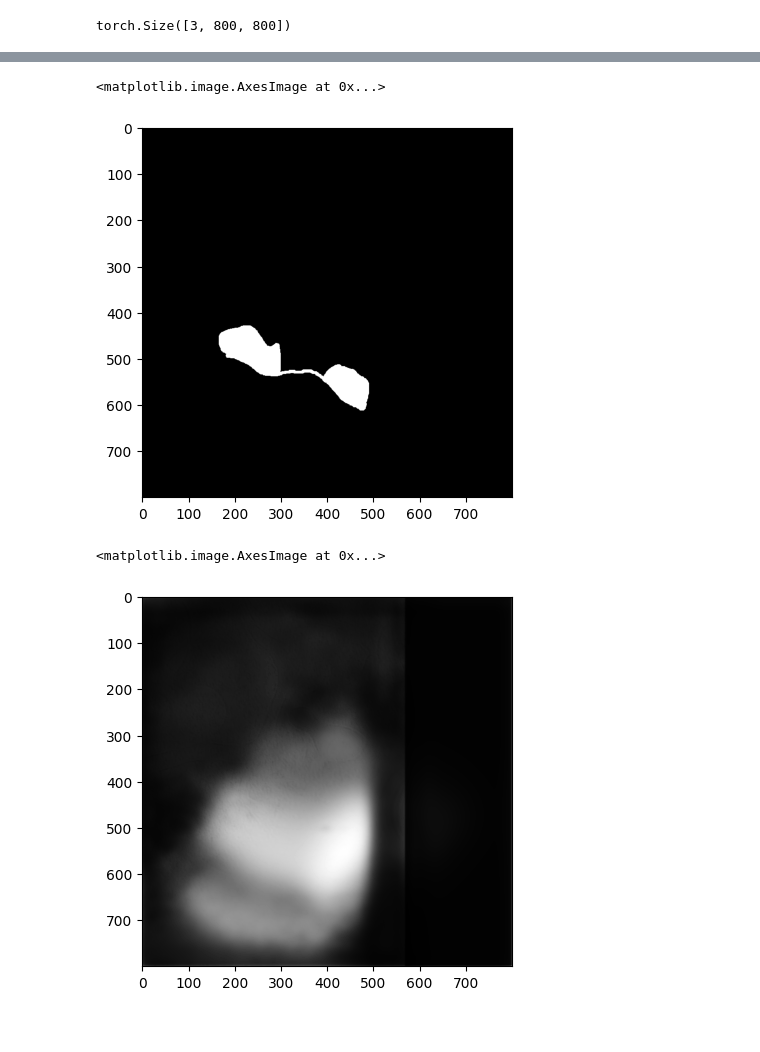
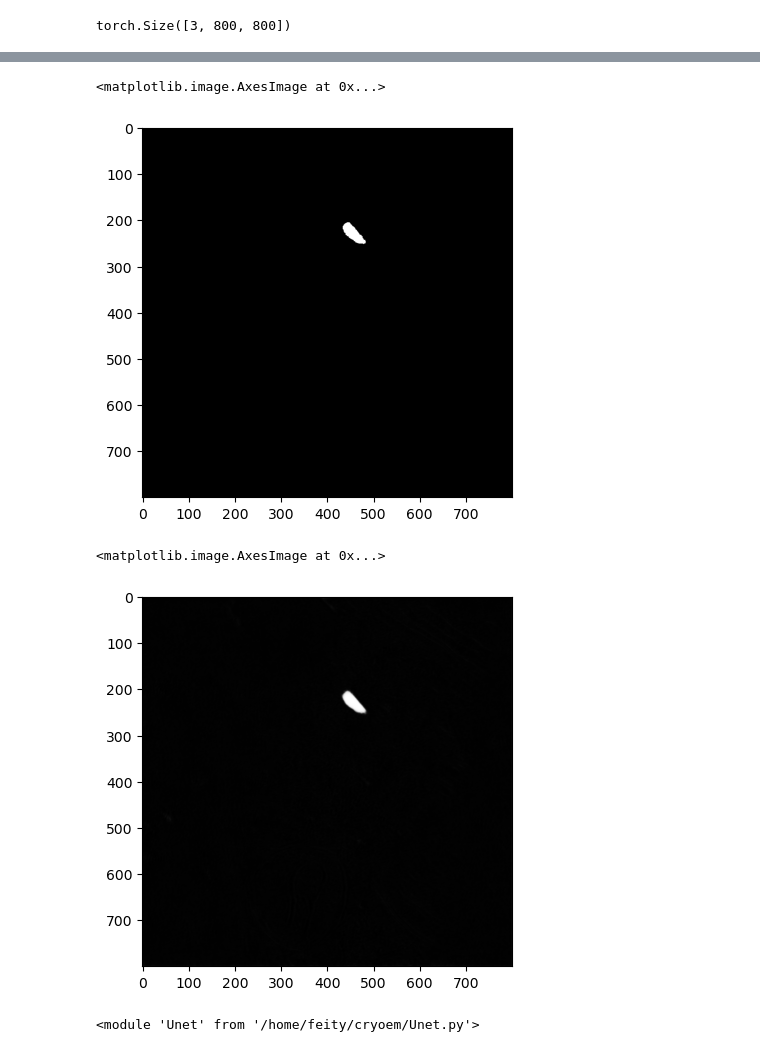
Before and after one commit to tyfei0216/cryoem, a Jupyter notebook: train.ipynb, the cells around one changed output, grey strips where cells are left out. Drawn from its saved outputs; the diff is of its cells as text; code cells hidden in the pictures.

Commit message:
mask worked

```diff
--- a/train.ipynb
+++ b/train.ipynb
@@ -964,7 +904,8 @@ pixel_values = retdict["pixel_values"][20]
 pixel_values = pixel_values.unsqueeze(0).repeat(3, 1, 1, 1).to("cpu")
-# %%
-model = model.to("cpu")
-out = model(pixel_values = pixel_values.float(), stage_2_embeds = embed.float())
+# %%
+pixel_values = pixel_values.cuda(3)
+embed = embed.cuda(3)
+masks = masks.cuda(3)
 # %%
 def focal_loss(inputs, targets, alpha: float = 0.75, gamma: float = 2.0):
     ce_loss = F.binary_cross_entropy(inputs, targets, reduction="none")
@@ -1066,0 +1075,17 @@ tensor([[[-1.8650, -2.4607, -2.8178,  ..., -2.2239, -2.0197, -1.5972],
+# %%
+importlib.reload(modules)
+model = modules.UNet2(embed_dim=272, sigmoid = False)
+# model = UNetWithAdditionalInput(3, 1, 272)
+opt = torch.optim.Adam(model.parameters(), lr=1e-4, weight_decay=1e-3)
+model = model.to(3)
+# cri = focal_loss
+cri = nn.BCELoss()
+for i in range(512):
+    opt.zero_grad()
+    out = model(pixel_values.float().detach(), embed.detach())
+    # loss = nn.functional.binary_cross_entropy_with_logits(out, masks.float().detach())
+    loss = sigmoid_focal_loss(out, masks.float().detach(), 6, alpha=0.75)
+    loss.backward()
+    opt.step()
+    if i % 10 == 0:
+        print(loss.item())
@@ -1066,0 +1110,17 @@ tensor([[[-1.8650, -2.4607, -2.8178,  ..., -2.2239, -2.0197, -1.5972],
+# %%
+importlib.reload(modules)
+model = modules.UNet4(embed_dim=272, sigmoid = False)
+# model = UNetWithAdditionalInput(3, 1, 272)
+opt = torch.optim.Adam(model.parameters(), lr=1e-4, weight_decay=1e-3)
+model = model.to(3)
+# cri = focal_loss
+cri = nn.BCELoss()
+for i in range(512):
+    opt.zero_grad()
+    out = model(pixel_values.float().detach(), embed.detach())
+    # loss = nn.functional.binary_cross_entropy_with_logits(out, masks.float().detach())
+    loss = sigmoid_focal_loss(out, masks.float().detach(), 6, alpha=0.75)
+    loss.backward()
+    opt.step()
+    if i % 10 == 0:
+        print(loss.item())
@@ -1078,14 +1156,26 @@ np.max(out), np.min(out)
 # %%
-q = mask.cpu().float().numpy()
-plt.imshow(q[2], cmap="gray")
+q = masks.cpu().float().numpy()
+plt.imshow(q[1], cmap="gray")
 # %% [output]
 <matplotlib.image.AxesImage at 0x...>
-[figure, old version]
+[figure, new version]
 # %%
 import matplotlib.pyplot as plt
 
-out1 = out[2]
+out1 = out[1]
 plt.imshow(out1, cmap="gray")
 # %% [output]
 <matplotlib.image.AxesImage at 0x...>
-[figure, old version]
+[figure, new version]
+# %%
+import pytorch_lightning as L
+import modules
+import json
+import utils
+import torch
+import importlib
+import Unet
+importlib.reload(Unet)
+# trainer = L.Trainer(devices=[0], max_epochs=30)
+# %% [output]
+<module 'Unet' from '/home/feity/cryoem/Unet.py'>
```
Also changed, not shown: parts of 28 cells of this notebook, 6 other files.
